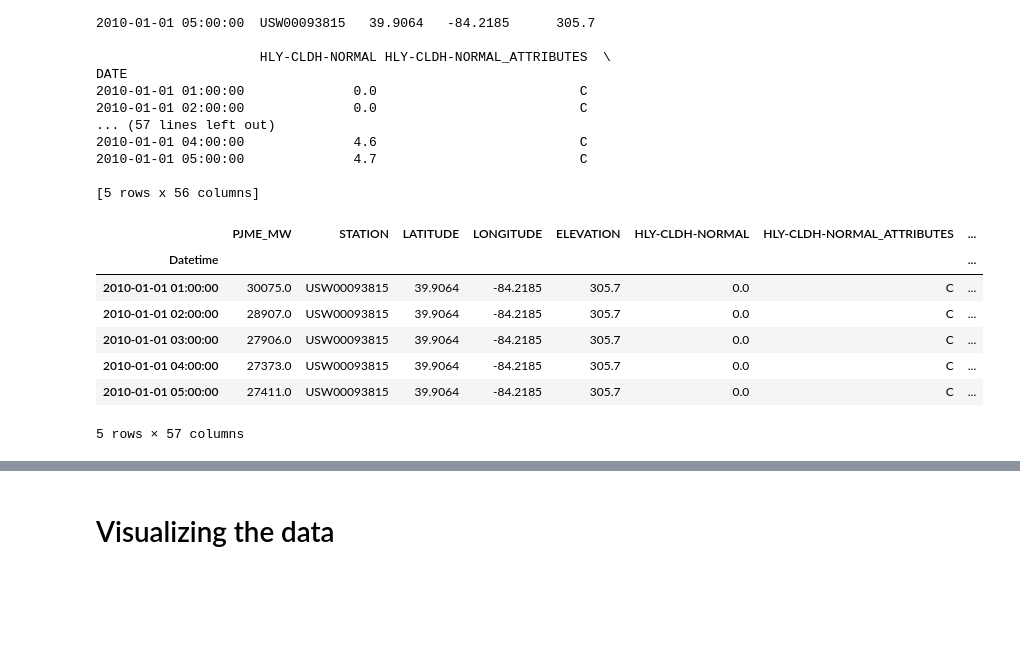
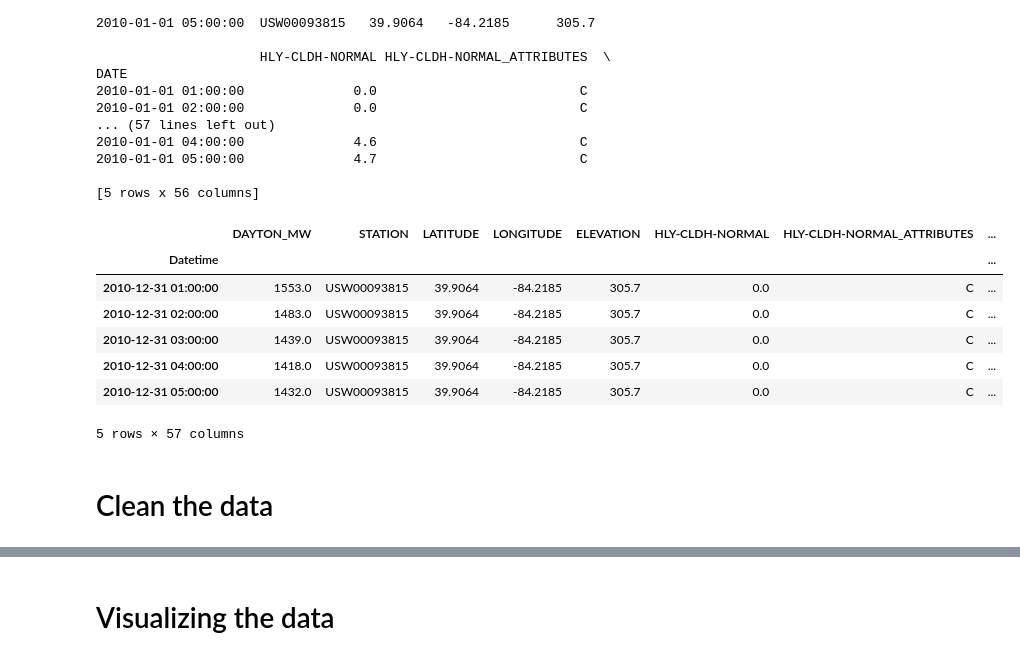
Before and after one commit to AndrewFortner/energy-sprint, a Jupyter notebook: demo.ipynb, the cells around one changed output, grey strips where cells are left out. Saved outputs shown, nothing was run; the diff lists cells and outputs as text; code cells hidden in the pictures; blank space fills up the shorter version.

```diff
--- a/demo.ipynb
+++ b/demo.ipynb
@@ -8,6 +11,6 @@ import pandas as pd
 # %%
 # Read the data from the pjme-data dataset
-energy_df = pd.read_csv('pjme-data/PJME_hourly.csv')
+energy_df = pd.read_csv('DAYTON_hourly.csv')
 
 # For joining purposes
 energy_df.set_index('Datetime', inplace=True)
@@ -18,5 +21,5 @@ energy_df.index = pd.to_datetime(energy_df.index)
 # Display the first few rows of the dataframe
 energy_df.head(-10)
 
-# nyc_temp_df.head(num) - helps specify how many rows of the dataframe you want to see
+# dayton_temp_df.head(num) - helps specify how many rows of the dataframe you want to see
 # %% [output]
@@ -37,14 +40,14 @@ energy_df.head(-10)
 # %%
-nyc_temp_df = pd.read_csv('nyc-temp.csv')
+dayton_temp_df = pd.read_csv('dayton-temp.csv')
 
 # Convert 'DATE' column to datetime, assuming the year is 2010
-nyc_temp_df['DATE'] = pd.to_datetime('2010-' + nyc_temp_df['DATE'].str[:5] + nyc_temp_df['DATE'].str[5:], format='%Y-%m-%dT%H:%M:%S')
+dayton_temp_df['DATE'] = pd.to_datetime('2010-' + dayton_temp_df['DATE'].str[:5] + dayton_temp_df['DATE'].str[5:], format='%Y-%m-%dT%H:%M:%S')
 
 # Set the 'DATE' column as the index
-nyc_temp_df.set_index('DATE', inplace=True)
+dayton_temp_df.set_index('DATE', inplace=True)
 
 # Display the first few rows to verify
-print(nyc_temp_df.head())
+print(dayton_temp_df.head())
 # %% [output]
                          STATION  LATITUDE  LONGITUDE  ELEVATION  \
 DATE
@@ -64,14 +67,16 @@ DATE
 
 [5 rows x 56 columns]
 # %%
-energy_temp_df = energy_df.join(nyc_temp_df, how='inner')
+energy_temp_df = energy_df.join(dayton_temp_df, how='inner')
 energy_temp_df.head()
 # %% [output]
-|  | PJME_MW | STATION | LATITUDE | LONGITUDE | ELEVATION | HLY-CLDH-NORMAL | HLY-CLDH-NORMAL_ATTRIBUTES | ... |
+|  | DAYTON_MW | STATION | LATITUDE | LONGITUDE | ELEVATION | HLY-CLDH-NORMAL | HLY-CLDH-NORMAL_ATTRIBUTES | ... |
 | Datetime |  |  |  |  |  |  |  | ... |
-| 2010-01-01 01:00:00 | 30075.0 | USW00093815 | 39.9064 | -84.2185 | 305.7 | 0.0 | C | ... |
-| 2010-01-01 02:00:00 | 28907.0 | USW00093815 | 39.9064 | -84.2185 | 305.7 | 0.0 | C | ... |
-| 2010-01-01 03:00:00 | 27906.0 | USW00093815 | 39.9064 | -84.2185 | 305.7 | 0.0 | C | ... |
-| 2010-01-01 04:00:00 | 27373.0 | USW00093815 | 39.9064 | -84.2185 | 305.7 | 0.0 | C | ... |
-| 2010-01-01 05:00:00 | 27411.0 | USW00093815 | 39.9064 | -84.2185 | 305.7 | 0.0 | C | ... |
+| 2010-12-31 01:00:00 | 1553.0 | USW00093815 | 39.9064 | -84.2185 | 305.7 | 0.0 | C | ... |
+| 2010-12-31 02:00:00 | 1483.0 | USW00093815 | 39.9064 | -84.2185 | 305.7 | 0.0 | C | ... |
+| 2010-12-31 03:00:00 | 1439.0 | USW00093815 | 39.9064 | -84.2185 | 305.7 | 0.0 | C | ... |
+| 2010-12-31 04:00:00 | 1418.0 | USW00093815 | 39.9064 | -84.2185 | 305.7 | 0.0 | C | ... |
+| 2010-12-31 05:00:00 | 1432.0 | USW00093815 | 39.9064 | -84.2185 | 305.7 | 0.0 | C | ... |
 5 rows × 57 columns
+# %% [markdown]
+# Clean the data
```
Also changed, not shown: parts of 13 cells of this notebook.
